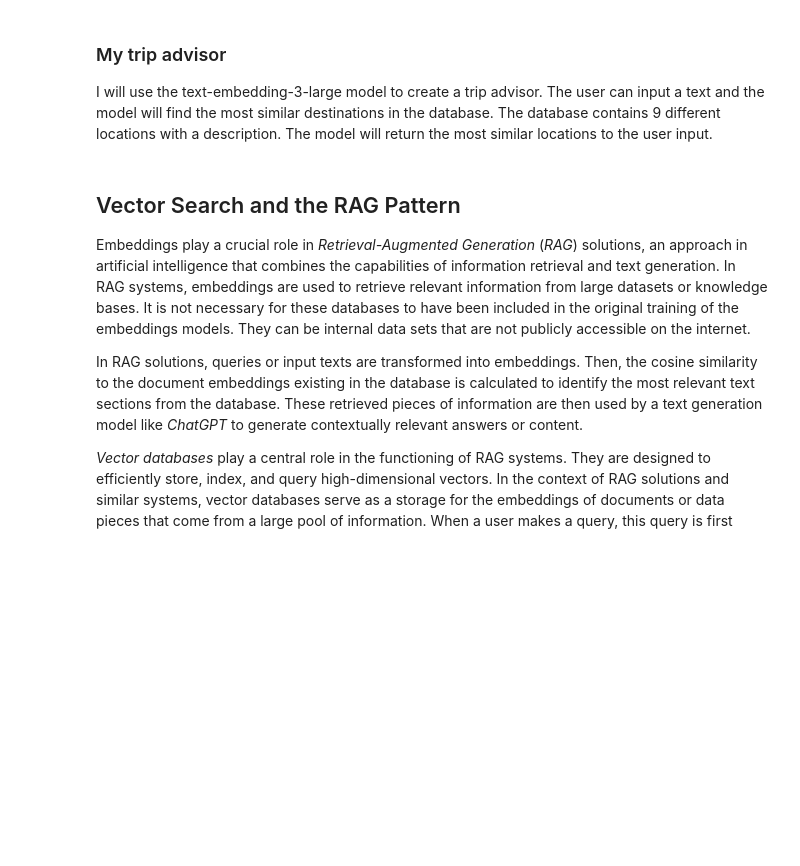
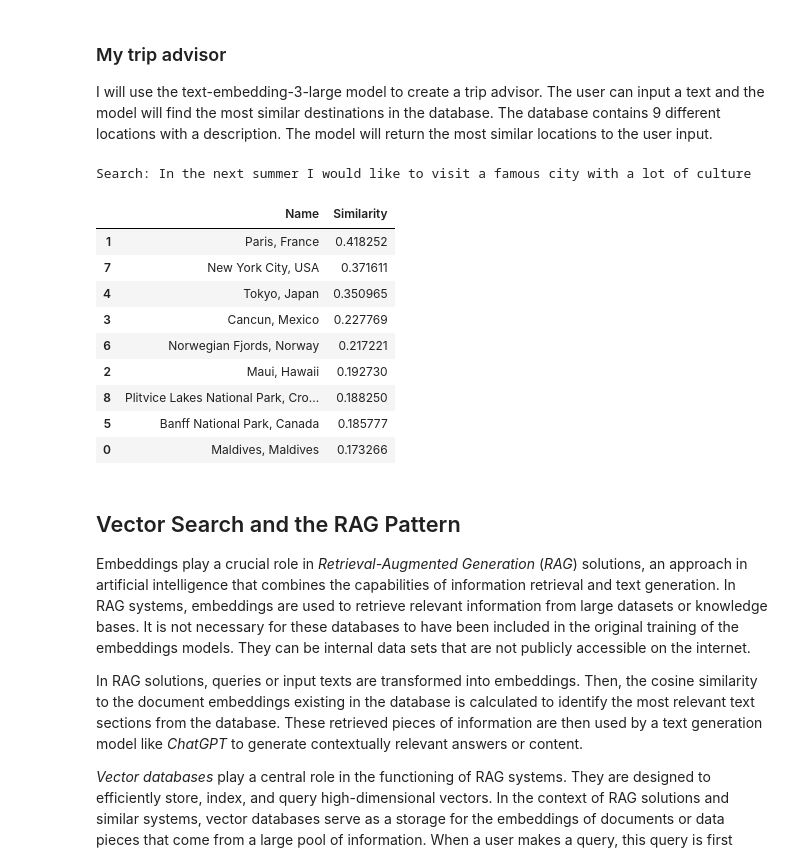
Before and after one commit to akornfellner/GAA_Embeddings, a Jupyter notebook: Embedding.ipynb, the cells around one changed output. Drawn from its saved outputs; the diff is of its cells as text; code cells hidden in the pictures; blank space fills up the shorter version.

```diff
--- a/Embedding.ipynb
+++ b/Embedding.ipynb
@@ -264,21 +307,33 @@ for description in descriptions:
 # %%
 search_values = [
     "My next holidays should be in a sunny place with a nice beach",
     "I want to see beautiful nature",
     "In the next summer I would like to visit a famous city with a lot of culture",
 ]
 
-number = 0  # 0, 1, 2
+number = 2  # 0, 1, 2
 
 search_embedding = get_embedding_vec(search_values[number])
 
 data = {"Name": [], "Similarity": []}
 for destination in destinations:
     similarity = np.dot(search_embedding, destination["Embedding"])
     data["Name"].append(destination["Name"])
     data["Similarity"].append(similarity)
 print(f"Search: {search_values[number]}")
 pd.DataFrame(data).sort_values("Similarity", ascending=False)
+# %% [output]
+Search: In the next summer I would like to visit a famous city with a lot of culture
+|  | Name | Similarity |
+| 1 | Paris, France | 0.418252 |
+| 7 | New York City, USA | 0.371611 |
+| 4 | Tokyo, Japan | 0.350965 |
+| 3 | Cancun, Mexico | 0.227769 |
+| 6 | Norwegian Fjords, Norway | 0.217221 |
+| 2 | Maui, Hawaii | 0.192730 |
+| 8 | Plitvice Lakes National Park, Cro... | 0.188250 |
+| 5 | Banff National Park, Canada | 0.185777 |
+| 0 | Maldives, Maldives | 0.173266 |
 # %% [markdown]
 ## Vector Search and the RAG Pattern
 
```
Also changed, not shown: parts of 19 cells of this notebook.
